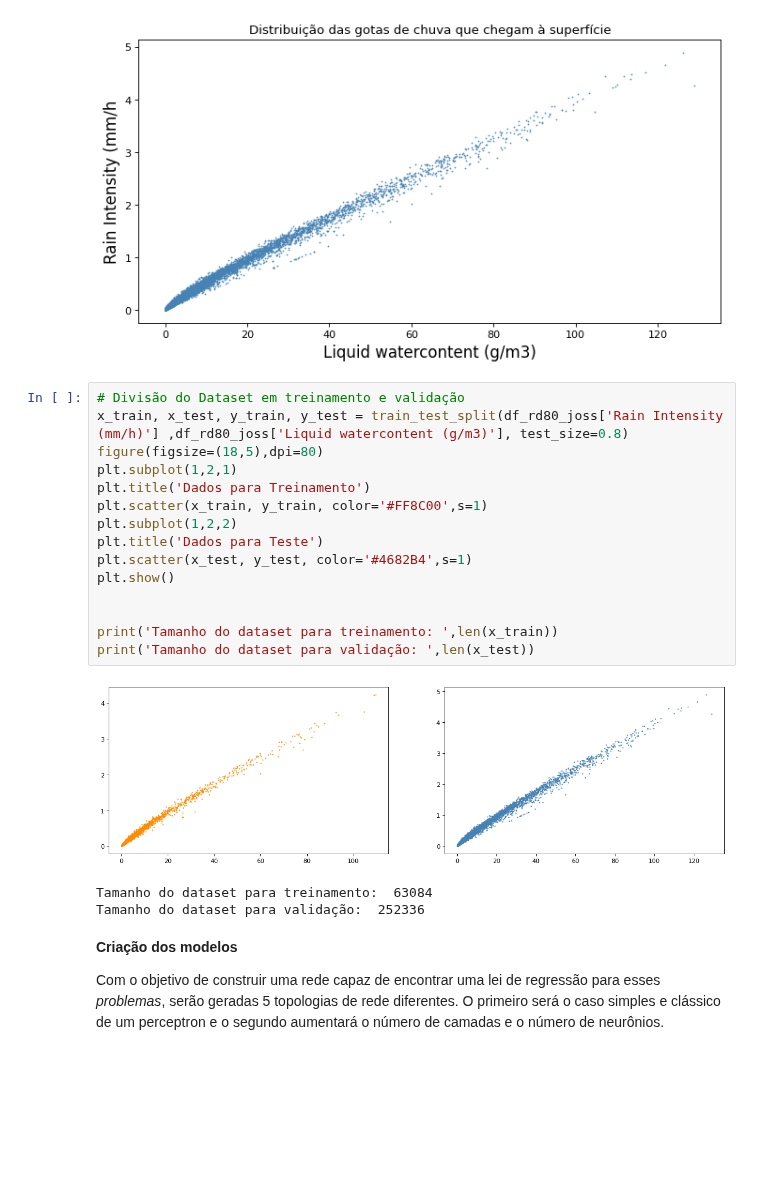
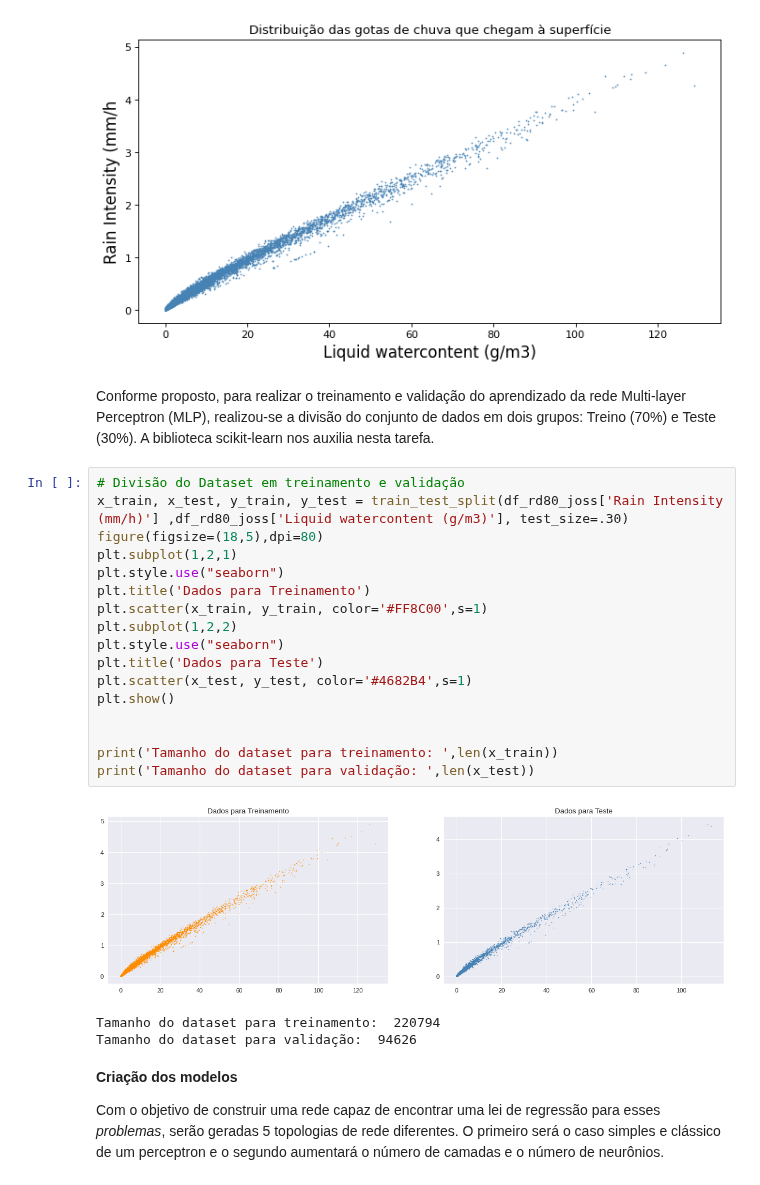
Before and after one commit to lourencocavalcante/Neurocomputacao, a Jupyter notebook: CAP351_Projeto_01_MLP.ipynb, the cells around one changed output. Drawn from its saved outputs; the diff is of its cells as text; blank space fills up the shorter version.

```diff
--- a/CAP351_Projeto_01_MLP.ipynb
+++ b/CAP351_Projeto_01_MLP.ipynb
@@ -149,25 +149,29 @@ plt.plot()
 # %% [output]
 []
 [figure]
+# %% [markdown]
+Conforme proposto, para realizar o treinamento e validação do aprendizado da rede Multi-layer Perceptron (MLP), realizou-se a divisão do conjunto de dados em dois grupos: Treino (70%) e Teste (30%). A biblioteca scikit-learn nos auxilia nesta tarefa.
 # %%
 # Divisão do Dataset em treinamento e validação
-x_train, x_test, y_train, y_test = train_test_split(df_rd80_joss['Rain Intensity (mm/h)'] ,df_rd80_joss['Liquid watercontent (g/m3)'], test_size=0.8)
+x_train, x_test, y_train, y_test = train_test_split(df_rd80_joss['Rain Intensity (mm/h)'] ,df_rd80_joss['Liquid watercontent (g/m3)'], test_size=.30)
 figure(figsize=(18,5),dpi=80)
 plt.subplot(1,2,1)
+plt.style.use("seaborn")
 plt.title('Dados para Treinamento')
 plt.scatter(x_train, y_train, color='#FF8C00',s=1)
 plt.subplot(1,2,2)
+plt.style.use("seaborn")
 plt.title('Dados para Teste')
 plt.scatter(x_test, y_test, color='#4682B4',s=1)
 plt.show()
 
 
 print('Tamanho do dataset para treinamento: ',len(x_train))
 print('Tamanho do dataset para validação: ',len(x_test))
 # %% [output]
-[figure, old version]
+[figure, new version]
-Tamanho do dataset para treinamento:  63084
-Tamanho do dataset para validação:  252336
+Tamanho do dataset para treinamento:  220794
+Tamanho do dataset para validação:  94626
 # %% [markdown]
 **Criação dos modelos**
 
```
Also changed, not shown: parts of 15 cells of this notebook.
